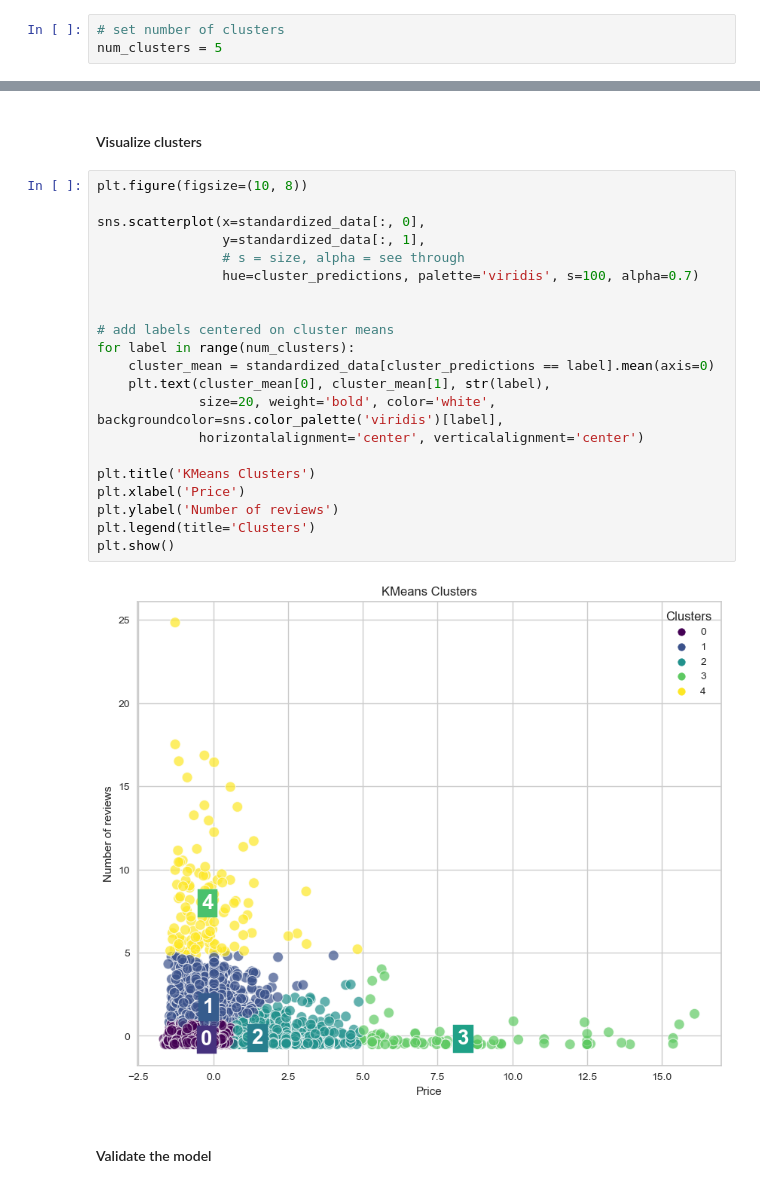
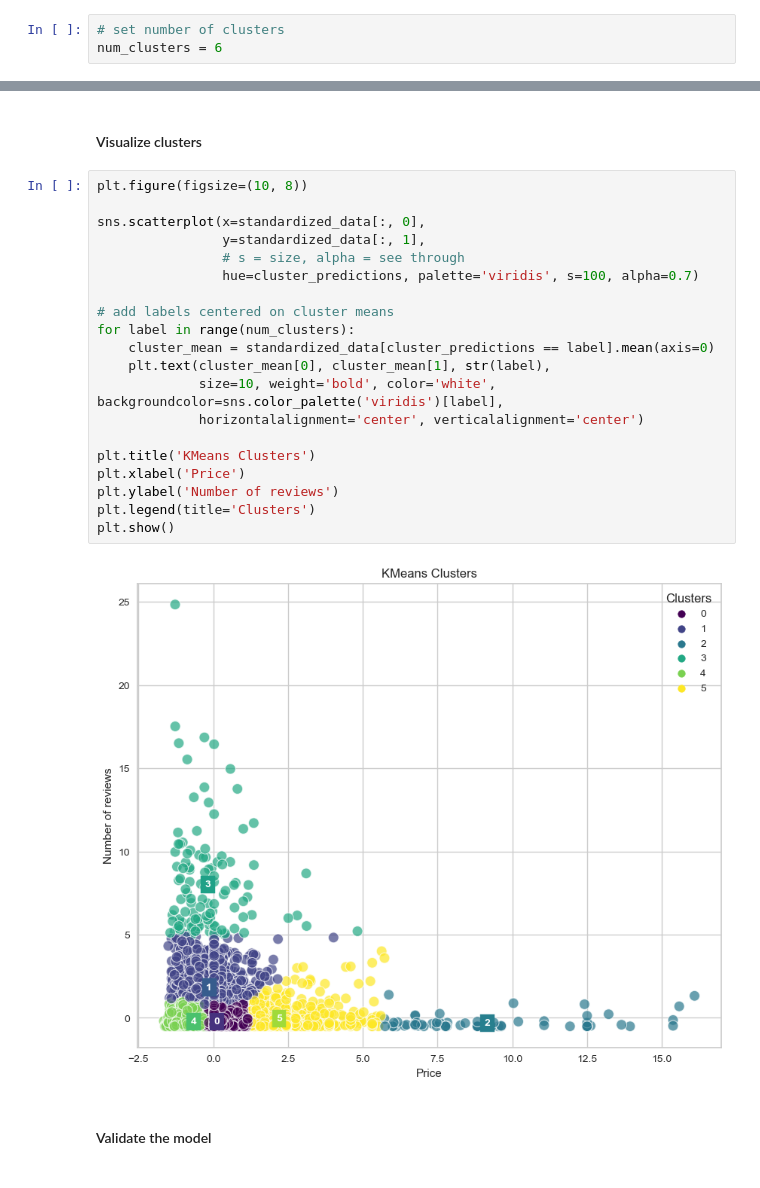
Before and after one commit to cph-mh1088/cph_airbnb, a Jupyter notebook: Airbnb cleaning.ipynb, the cells around one changed output, grey strips where cells are left out. Drawn from its saved outputs; the diff is of its cells as text.

```diff
--- a/Airbnb cleaning.ipynb
+++ b/Airbnb cleaning.ipynb
@@ -1034,7 +981,7 @@ plt.show()
 [figure]
 # %%
 # set number of clusters
-num_clusters = 5
+num_clusters = 6
 # %% [markdown]
 Try to find a decent starting point for our centroids
 # %%
@@ -1077,26 +1025,25 @@ First value goes to cluster a, second values goes to cluster b, and so on.
 # %%
 plt.figure(figsize=(10, 8))
 
 sns.scatterplot(x=standardized_data[:, 0],
                 y=standardized_data[:, 1],
                 # s = size, alpha = see through
                 hue=cluster_predictions, palette='viridis', s=100, alpha=0.7)
 
-
 # add labels centered on cluster means
 for label in range(num_clusters):
     cluster_mean = standardized_data[cluster_predictions == label].mean(axis=0)
     plt.text(cluster_mean[0], cluster_mean[1], str(label),
-             size=20, weight='bold', color='white', backgroundcolor=sns.color_palette('viridis')[label],
+             size=10, weight='bold', color='white', backgroundcolor=sns.color_palette('viridis')[label],
              horizontalalignment='center', verticalalignment='center')
 
 plt.title('KMeans Clusters')
 plt.xlabel('Price')
 plt.ylabel('Number of reviews')
 plt.legend(title='Clusters')
 plt.show()
 # %% [output]
-[figure, old version]
+[figure, new version]
 # %% [markdown]
 #### Validate the model
 # %%
```
Also changed, not shown: parts of 29 cells of this notebook, 3 other files.
